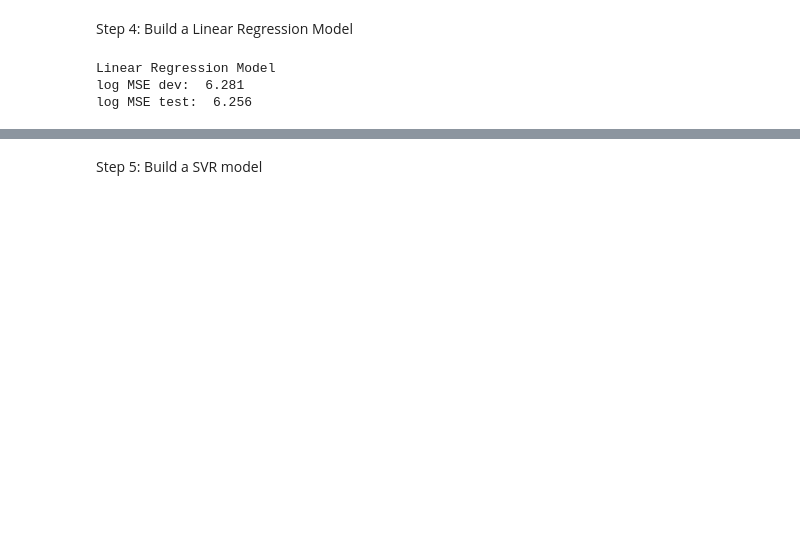
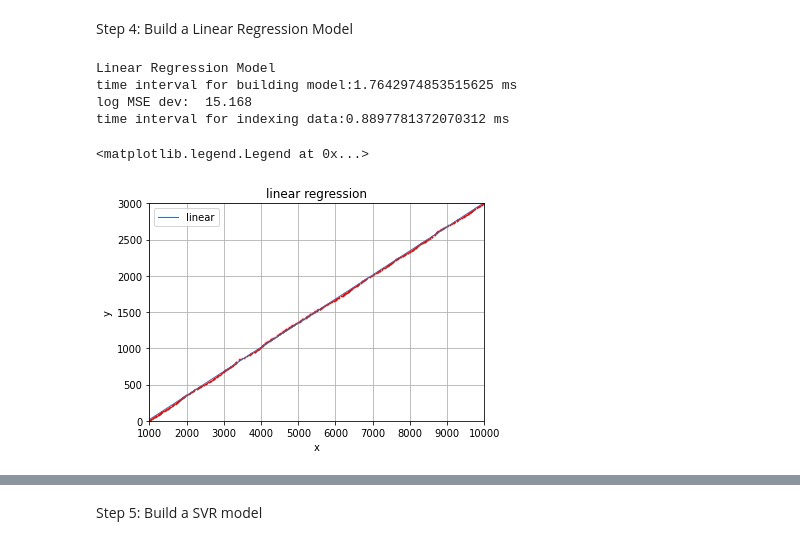
Before and after one commit to sxn2012/learned-index, a Jupyter notebook: demo code/leaned_index_demo.ipynb, the cells around one changed output, grey strips where cells are left out. Saved outputs shown, nothing was run; the diff lists cells and outputs as text; code cells hidden in the pictures; blank space fills up the shorter version.

Commit message:
data visualisation completed

```diff
--- a/demo code/leaned_index_demo.ipynb
+++ b/demo code/leaned_index_demo.ipynb
@@ -347,19 +147,46 @@ from sklearn.linear_model import LinearRegression
 import numpy as np
 from sklearn.metrics import mean_squared_error
 import math
+import time
 print("Linear Regression Model")
+t1=time.time()
 reg = LinearRegression()
 reg.fit(np.array(trainkeys).reshape(-1,1),np.array(trainres).reshape(-1,1))
+t2=time.time()
+time_interval=t2-t1
+print("time interval for building model:"+str(time_interval*1000)+" ms")
 devpre=reg.predict(np.array(devkeys).reshape(-1,1)).reshape(1,-1).tolist()[0]
 for i in range(0,len(devpre)):
     devpre[i]=abs(int(devpre[i]))%keynum
 mse_LR=mean_squared_error(devres,devpre)
 print("log MSE dev: ",round(math.log(mse_LR,2),3))
+t1=time.time()
 testpre=reg.predict(np.array(testkeys).reshape(-1,1)).reshape(1,-1).tolist()[0]
 for i in range(0,len(testpre)):
     testpre[i]=abs(int(testpre[i]))%keynum
-print("log MSE test: ",round(math.log(1+mean_squared_error(testres,testpre),2),3))
+t2=time.time()
+time_interval=t2-t1
+print("time interval for indexing data:"+str(time_interval*1000)+" ms")
+# print("log MSE test: ",round(math.log(1+mean_squared_error(testres,testpre),2),3))
 # %% [output]
 Linear Regression Model
-log MSE dev:  6.281
-log MSE test:  6.256
+time interval for building model:1.7642974853515625 ms
+log MSE dev:  15.168
+time interval for indexing data:0.8897781372070312 ms
+# %%
+import matplotlib.pyplot as plt
+x=np.array(trainkeys).reshape(-1,1)
+y=np.array(trainres).reshape(-1,1)
+x1=np.array([1000, 10000]).reshape(-1,1)
+y1=reg.predict(x1)
+plt.plot(x, y, 'r.',markersize =1)
+plt.title('linear regression')
+plt.xlabel('x')
+plt.ylabel('y')
+plt.axis([1000, 10000, 0, 3000])
+plt.grid(True)
+plt.plot(x1, y1,label = 'linear',lw=1)
+plt.legend()
+# %% [output]
+<matplotlib.legend.Legend at 0x...>
+[figure, added]
```
Also changed, not shown: parts of 15 cells of this notebook.
